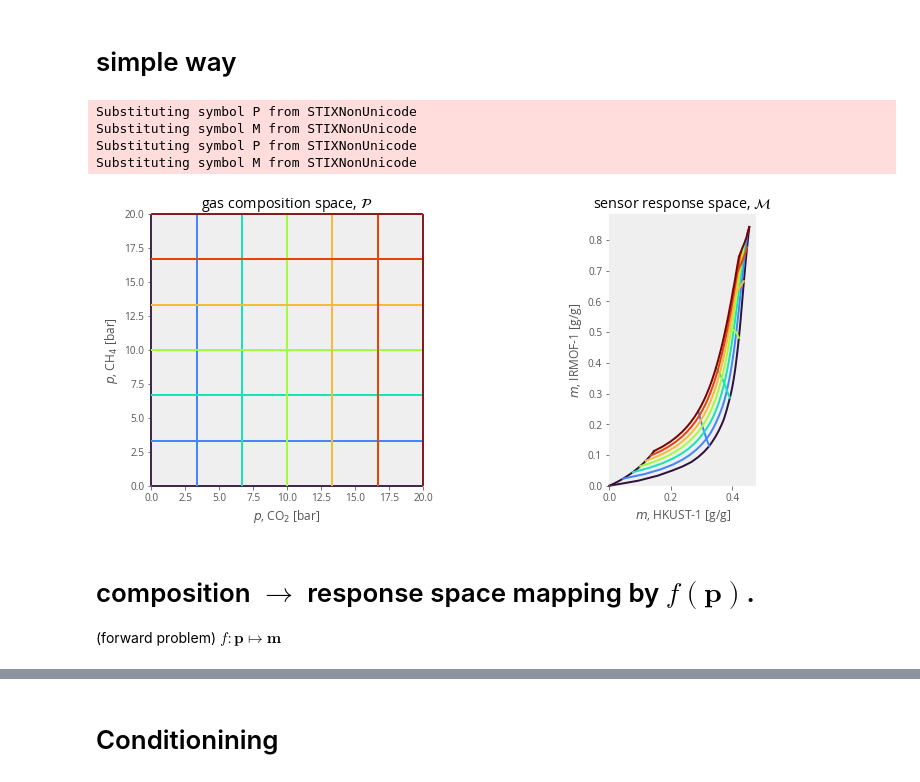
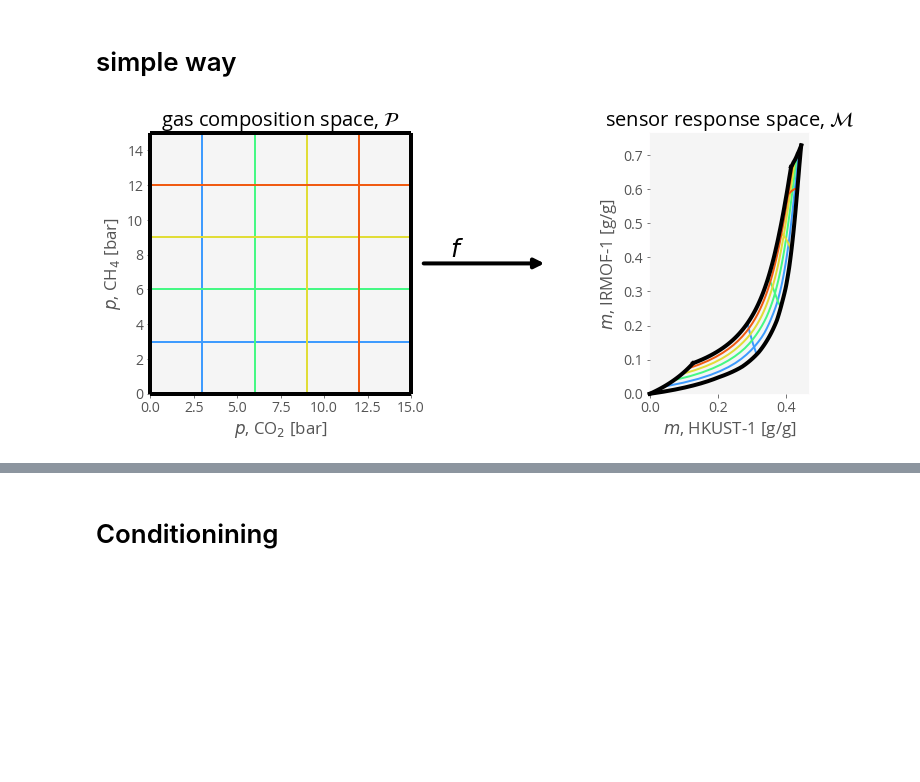
Before and after one commit to SimonEnsemble/nonlinear_sensing, a Jupyter notebook: viz mapping.ipynb, the cells around one changed output, grey strips where cells are left out. Cells and saved outputs as stored; diff of their text form; code cells hidden in the pictures; blank space fills up the shorter version.

```diff
--- a/viz mapping.ipynb
+++ b/viz mapping.ipynb
@@ -334,9 +309,0 @@ m_0, m_1 = explore_range()
-# %%
-fig, ax = plt.subplots(1, 2, figsize=(15, 7))
-ax[1].scatter([ads_model[mofs[0]]["ch4"].params["M"] * 16.04 / 1000], [ads_model[mofs[1]]["ch4"].params["M"] * 16.04 / 1000])
-ax[1].fill(m_0, m_1)
-for i in np.linspace(0, 1, 10):
-    p = np.array([i, 1-i]) * 2000
-    m = f(p)
-    ax[1].scatter([m[0]], [m[1]])
-draw_mspace_boundaries(500.0, 1, nb_pts=1000)
@@ -345,2 +310,11 @@ draw_mspace_boundaries(500.0, 1, nb_pts=1000)
 # %% [markdown]
 # simple way
+# %%
+bkg_color = (0.96, 0.96, 0.96, 1.0)
+figsize = (13, 5)
+cmaps = [plt.cm.turbo, plt.cm.turbo]
+kwargs = {'lw': 2, 'clip_on': False}
+p_max = 15.0
+nb_lines = 6
+
+m_max = np.array([0.0, 0.0]) # fill in later
@@ -347,24 +342,8 @@ draw_mspace_boundaries(500.0, 1, nb_pts=1000)
 # %%
-bkg_color = (0.75, 0.75, 0.75, 0.25)
+fig, ax = plt.subplots(1, 2, figsize=figsize)
 
-fig, ax = plt.subplots(1, 2, figsize=(13, 5))
-for k in range(2):
-    ax[k].grid(False)
-    ax[k].set_facecolor(bkg_color)
+ps = np.linspace(0, p_max, nb_lines)
 
-ax[0].set_title("gas composition space, $\mathcal{P}$")
-ax[0].set_xlabel("$p$, " + gas_to_label[gases[0]] + " [bar]")
-ax[0].set_ylabel("$p$, " + gas_to_label[gases[1]] + " [bar]")
-
-ax[1].set_title("sensor response space, $\mathcal{M}$")
-ax[1].set_xlabel("$m$, " + mofs[0] + " [g/g]")
-ax[1].set_ylabel("$m$, " + mofs[1] + " [g/g]")
-
-p_max = 20.0
-nb_lines = 7
-ps = np.linspace(0, p_max, nb_lines)
-cmaps = [plt.cm.turbo, plt.cm.turbo]
-kwargs = {'lw': 2, 'clip_on': False}
 for p_i in ps:
     ###
     #   x = constant (vertical) grid lines
@@ -374,41 +353,53 @@ for p_i in ps:
 
     ax[0].vlines(p_0, 0, p_max, color=color, **kwargs)
 
     # plot the image of the line in sensor response space
     #     loop through points on the line
     nb_pts = 50
     p_fine = np.linspace(0, p_max, nb_pts)
     m_0 = np.zeros(nb_pts)
     m_1 = np.zeros(nb_pts)
     for j, p_1 in enumerate(p_fine):
         p = np.array([p_0, p_1])
         m_0[j], m_1[j] = f(p)
     ax[1].plot(m_0, m_1, color=color, **kwargs)
 
+    m_max[0] = np.max(m_0)
+    m_max[1] = np.max(m_1)
     ###
     #   y = constant (horizontal) grid lines
     ###
     p_1 = p_i # p_0 is constant here.
     color = cmaps[1](p_1 / p_max)
 
     ax[0].hlines(p_1, 0, p_max, color=color, **kwargs)
 
     # plot the image of the line in sensor response space
     # loop through points on the line
     for j, p_0 in enumerate(p_fine):
         p = np.array([p_0, p_1])
         m_0[j], m_1[j] = f(p)
     ax[1].plot(m_0, m_1, color=color, **kwargs)
 
-ax[0].set_xlim([0, p_max])
-ax[0].set_ylim([0, p_max])
-ax[1].set_xlim(xmin=0.0)
-ax[1].set_ylim(ymin=0.0)
-for k in range(2):
-    ax[k].set_aspect('equal', 'box')
+    m_max[0] = np.max(np.concatenate([[m_max[0]], m_0]))
+    m_max[1] = np.max(np.concatenate([[m_max[1]], m_1]))
+
+draw_mspace_boundaries(p_max, 1)
+draw_box(p_max, 0)
+prep_plot(0, 1)
+
+# draw!
+con = ConnectionPatch(xyA=(1.01, 0.5), xyB=(-0.6, 0.5),
+                      coordsA="axes fraction", coordsB="axes fraction",
+                      axesA=ax[0], axesB=ax[1], arrowstyle="-|>", zorder=10000,
+                      clip_on=False, fc="w", mutation_scale=20, shrinkA=10, shrinkB=10)
+con.set_color([0, 0, 0])
+ax[0].add_artist(con)
+con.set_linewidth(4)
+ax[0].text(1.175, 0.55, "$f$", horizontalalignment='center',
+    verticalalignment='center', transform=ax[0].transAxes, fontsize=25)
+
+plt.tight_layout()
+plt.savefig("p_to_m_2d.pdf", format="pdf")
 # %% [output]
-Substituting symbol P from STIXNonUnicode
-Substituting symbol M from STIXNonUnicode
-Substituting symbol P from STIXNonUnicode
-Substituting symbol M from STIXNonUnicode
-[figure, old version]
+[figure, new version]
@@ -425,3 +405,0 @@ Substituting symbol M from STIXNonUnicode
-# %% [markdown]
-# composition $\rightarrow$ response space mapping by $f(\mathbf{p})$.
-(forward problem) $f : \mathbf{p} \mapsto \mathbf{m}$
```
Also changed, not shown: parts of 31 cells of this notebook.
